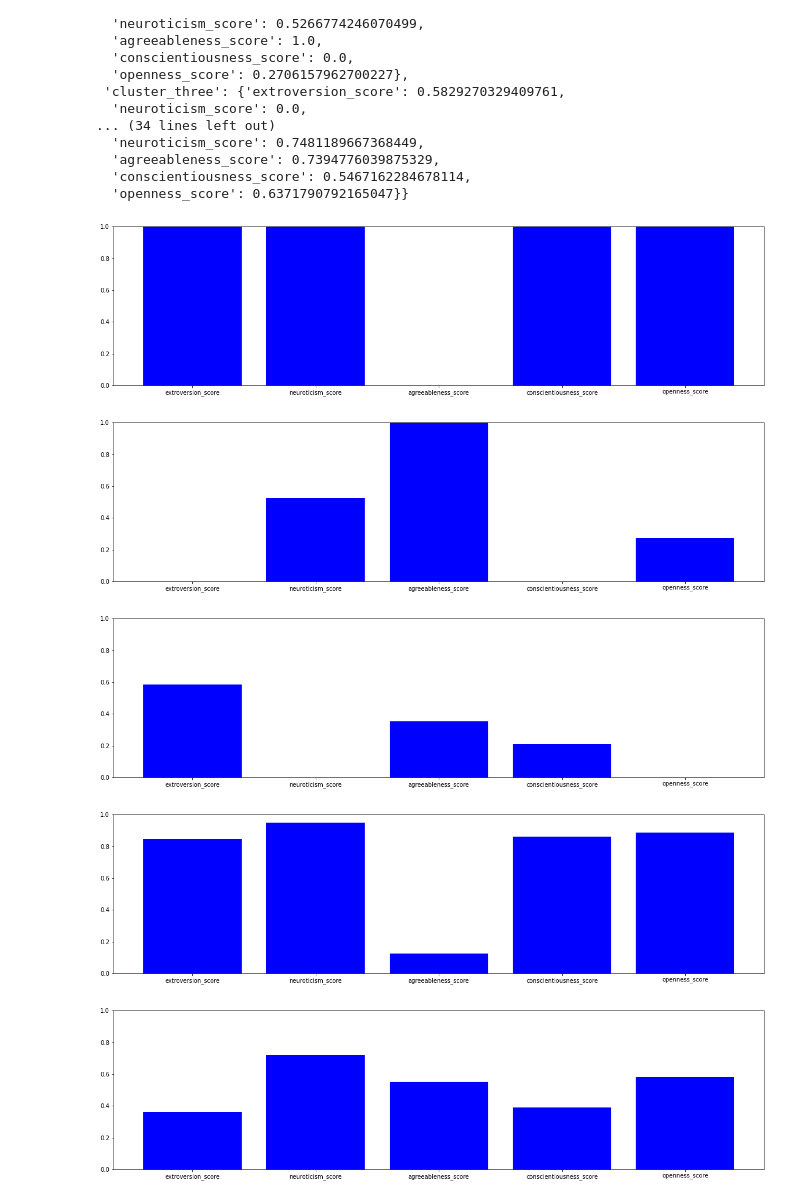
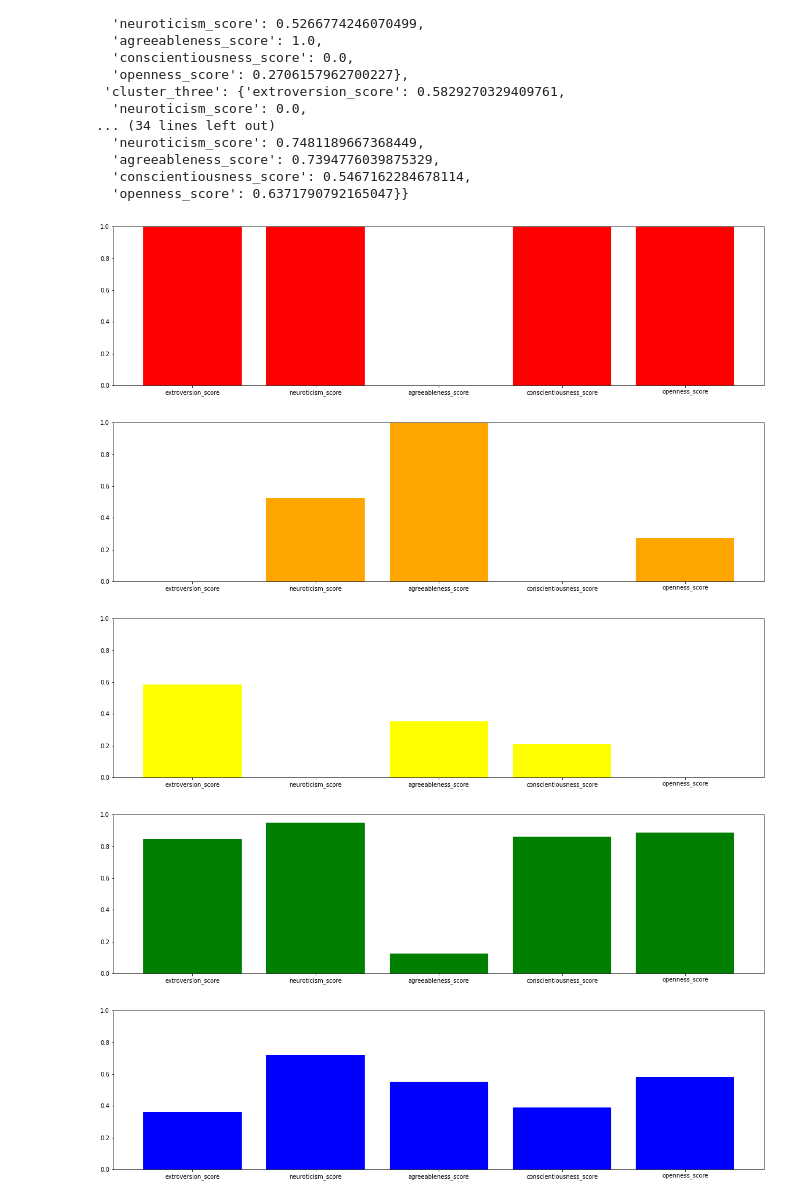
Before and after one commit to YasPHP/The-Five-Factor-Personality-Test, a Jupyter notebook: TBF Personality System.ipynb, the cells around one changed output. Saved outputs shown, nothing was run; the diff lists cells and outputs as text; code cells hidden in the pictures.

```diff
--- a/TBF Personality System.ipynb
+++ b/TBF Personality System.ipynb
@@ -805,35 +805,35 @@ import matplotlib.pyplot as plt
 # %%
 # 1st personality type
 plt.figure(figsize=(20,5))
 plt.ylim(0, 1)
-plt.bar(list(normalized_total_types_scores['cluster_one'].keys()), normalized_total_types_scores['cluster_one'].values(), color='b')
+plt.bar(list(normalized_total_types_scores['cluster_one'].keys()), normalized_total_types_scores['cluster_one'].values(), color='red')
 plt.show()
 # %% [output]
-[figure, old version]
+[figure, new version]
 # %%
 # 2nd personality type
 plt.figure(figsize=(20,5))
 plt.ylim(0, 1)
-plt.bar(list(normalized_total_types_scores['cluster_two'].keys()), normalized_total_types_scores['cluster_two'].values(), color='b')
+plt.bar(list(normalized_total_types_scores['cluster_two'].keys()), normalized_total_types_scores['cluster_two'].values(), color='orange')
 plt.show()
 # %% [output]
-[figure, old version]
+[figure, new version]
 # %%
 # 3rd personality type
 plt.figure(figsize=(20,5))
 plt.ylim(0, 1)
-plt.bar(list(normalized_total_types_scores['cluster_three'].keys()), normalized_total_types_scores['cluster_three'].values(), color='b')
+plt.bar(list(normalized_total_types_scores['cluster_three'].keys()), normalized_total_types_scores['cluster_three'].values(), color='yellow')
 plt.show()
 # %% [output]
-[figure, old version]
+[figure, new version]
 # %%
 # 4th personality type
 plt.figure(figsize=(20,5))
 plt.ylim(0, 1)
-plt.bar(list(normalized_total_types_scores['cluster_four'].keys()), normalized_total_types_scores['cluster_four'].values(), color='b')
+plt.bar(list(normalized_total_types_scores['cluster_four'].keys()), normalized_total_types_scores['cluster_four'].values(), color='green')
 plt.show()
 # %% [output]
-[figure, old version]
+[figure, new version]
 # %%
 # 5th personality type
 plt.figure(figsize=(20,5))
```
Also changed, not shown: parts of 6 cells of this notebook.
